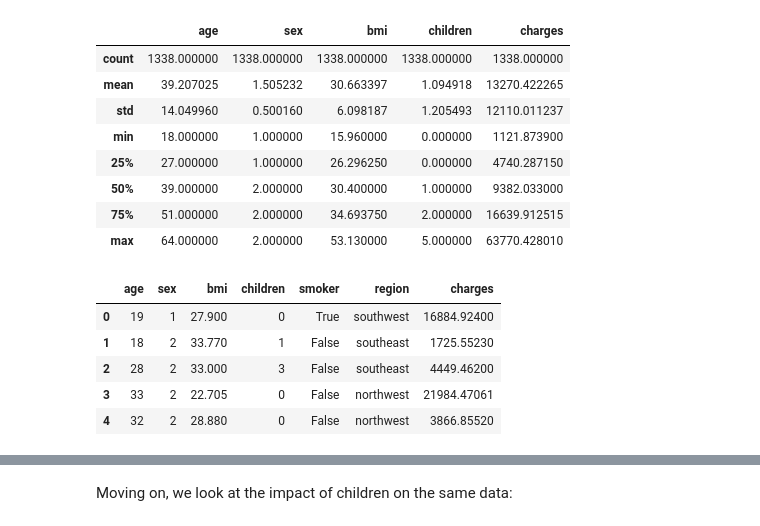
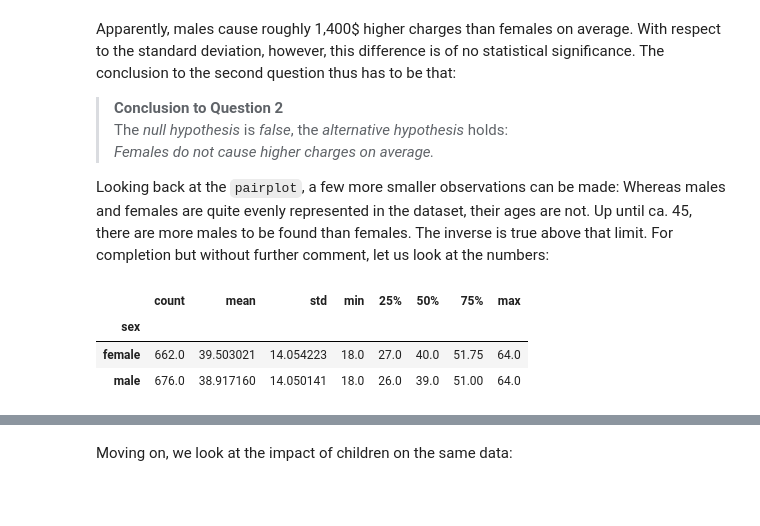
Before and after one commit to WildCodeWolf/Insurance_EDA, a Jupyter notebook: 03-superficial-insight.ipynb, the cells around one changed output, grey strips where cells are left out. Drawn from its saved outputs; the diff is of its cells as text; code cells hidden in the pictures; blank space fills up the shorter version.

```diff
--- a/analysis.ipynb
+++ b/03-superficial-insight.ipynb
@@ -46,21 +75,20 @@ memory usage: 64.2+ KB
+# %% [markdown]
+Apparently, males cause roughly 1,400$ higher charges than females on average.  With respect
+to the standard deviation, however, this difference is of no statistical significance.  The
+conclusion to the second question thus has to be that:
+
+> __Conclusion to Question 2__<br/>
+> The *null hypothesis* is *false*, the *alternative hypothesis* holds:<br/>
+> *Females do not cause higher charges on average.*
+
+Looking back at the `pairplot`, a few more smaller observations can be made:
+Whereas males and females are quite evenly represented in the dataset, their ages are not.
+Up until ca. 45, there are more males to be found than females.  The inverse is true
+above that limit.  For completion but without further comment, let us look at the numbers:
 # %%
-df.describe()
+df.groupby(Col.sex).age.describe()
 # %% [output]
-|  | age | sex | bmi | children | charges |
-| count | 1338.000000 | 1338.000000 | 1338.000000 | 1338.000000 | 1338.000000 |
-| mean | 39.207025 | 1.505232 | 30.663397 | 1.094918 | 13270.422265 |
-| std | 14.049960 | 0.500160 | 6.098187 | 1.205493 | 12110.011237 |
-| min | 18.000000 | 1.000000 | 15.960000 | 0.000000 | 1121.873900 |
-| 25% | 27.000000 | 1.000000 | 26.296250 | 0.000000 | 4740.287150 |
-| 50% | 39.000000 | 2.000000 | 30.400000 | 1.000000 | 9382.033000 |
-| 75% | 51.000000 | 2.000000 | 34.693750 | 2.000000 | 16639.912515 |
-| max | 64.000000 | 2.000000 | 53.130000 | 5.000000 | 63770.428010 |
+|  | count | mean | std | min | 25% | 50% | 75% | max |
+| sex |  |  |  |  |  |  |  |  |
+| female | 662.0 | 39.503021 | 14.054223 | 18.0 | 27.0 | 40.0 | 51.75 | 64.0 |
+| male | 676.0 | 38.917160 | 14.050141 | 18.0 | 26.0 | 39.0 | 51.00 | 64.0 |
-# %%
-df.head()
-# %% [output]
-|  | age | sex | bmi | children | smoker | region | charges |
-| 0 | 19 | 1 | 27.900 | 0 | True | southwest | 16884.92400 |
-| 1 | 18 | 2 | 33.770 | 1 | False | southeast | 1725.55230 |
-| 2 | 28 | 2 | 33.000 | 3 | False | southeast | 4449.46200 |
-| 3 | 33 | 2 | 22.705 | 0 | False | northwest | 21984.47061 |
-| 4 | 32 | 2 | 28.880 | 0 | False | northwest | 3866.85520 |
```
Also changed, not shown: parts of 44 cells of this notebook, 13 other files.
